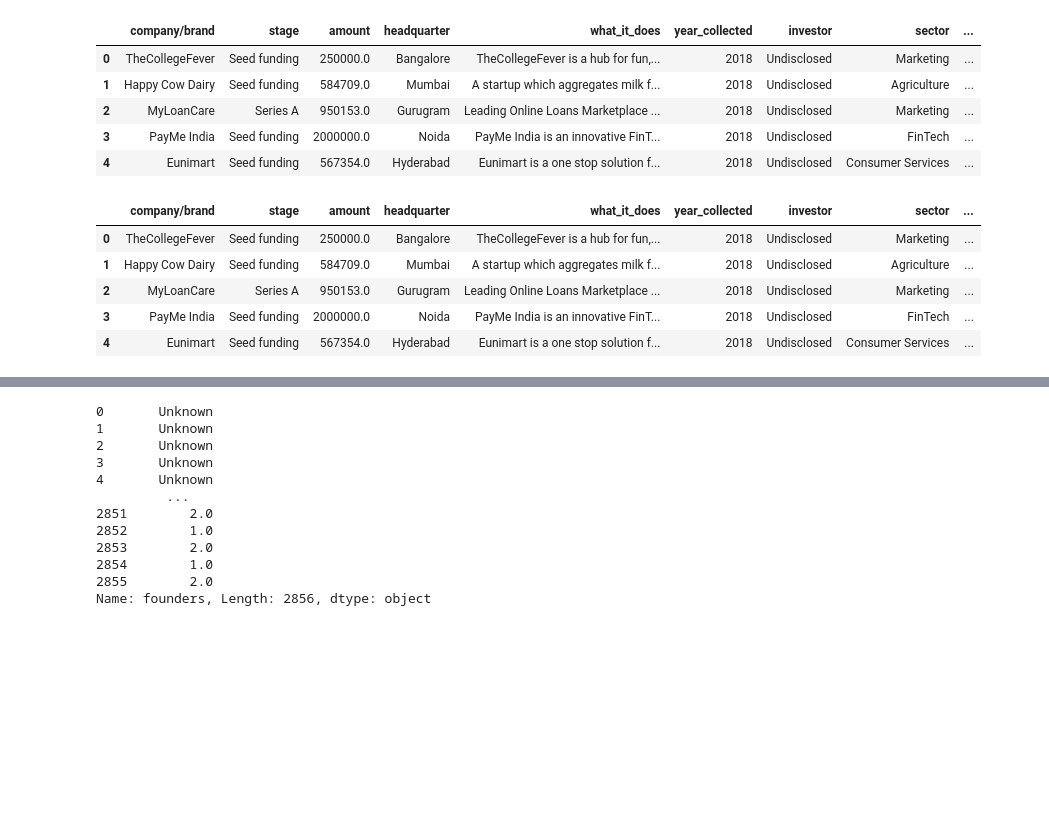
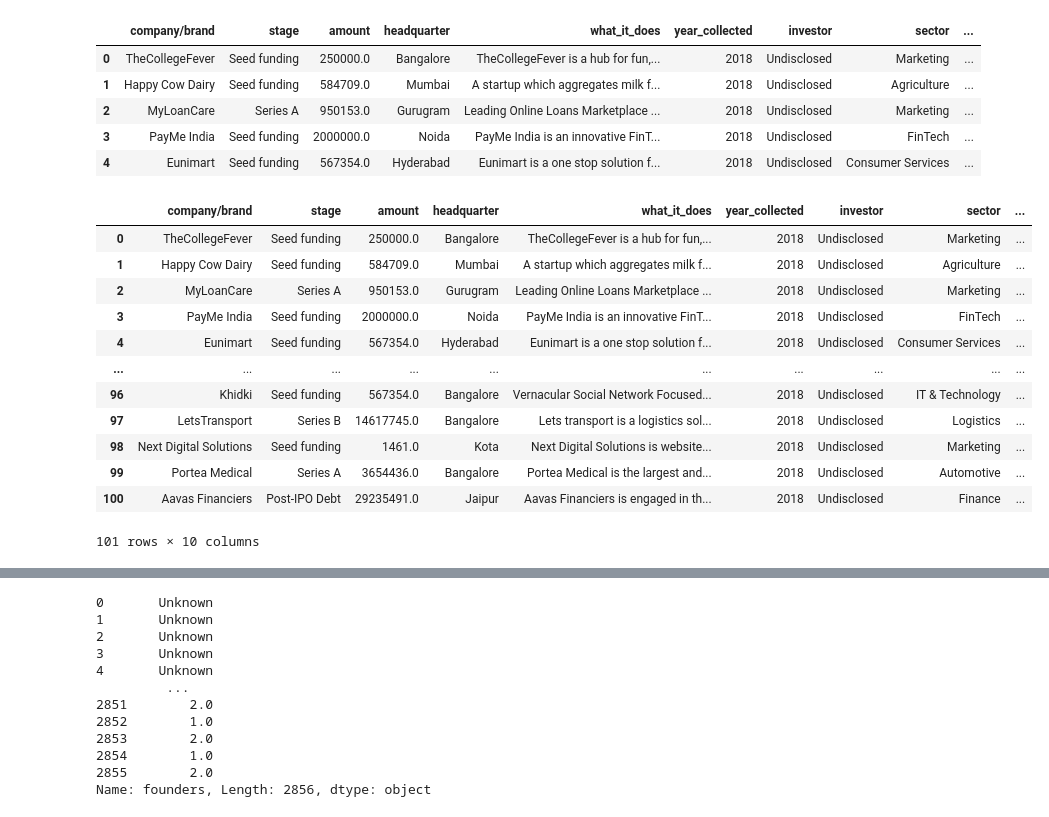
Before and after one commit to Zorbes/Indian-Startups-Analysis, a Jupyter notebook: Notebooks/main.ipynb, the cells around one changed output, grey strips where cells are left out. Drawn from its saved outputs; the diff is of its cells as text; code cells hidden in the pictures; blank space fills up the shorter version.

```diff
--- a/Notebooks/main.ipynb
+++ b/Notebooks/main.ipynb
@@ -2445,11 +2457,18 @@ df.head ()
 # %%
 # Replace NaN values with a placeholder
 df['founders'] = df['founders'].fillna('Unknown')
-df.head()
+df.head(101)
 # %% [output]
 |  | company/brand | stage | amount | headquarter | what_it_does | year_collected | investor | sector | ... |
 | 0 | TheCollegeFever | Seed funding | 250000.0 | Bangalore | TheCollegeFever is a hub for fun,... | 2018 | Undisclosed | Marketing | ... |
 | 1 | Happy Cow Dairy | Seed funding | 584709.0 | Mumbai | A startup which aggregates milk f... | 2018 | Undisclosed | Agriculture | ... |
 | 2 | MyLoanCare | Series A | 950153.0 | Gurugram | Leading Online Loans Marketplace ... | 2018 | Undisclosed | Marketing | ... |
 | 3 | PayMe India | Seed funding | 2000000.0 | Noida | PayMe India is an innovative FinT... | 2018 | Undisclosed | FinTech | ... |
 | 4 | Eunimart | Seed funding | 567354.0 | Hyderabad | Eunimart is a one stop solution f... | 2018 | Undisclosed | Consumer Services | ... |
+| ... | ... | ... | ... | ... | ... | ... | ... | ... | ... |
+| 96 | Khidki | Seed funding | 567354.0 | Bangalore | Vernacular Social Network Focused... | 2018 | Undisclosed | IT & Technology | ... |
+| 97 | LetsTransport | Series B | 14617745.0 | Bangalore | Lets transport is a logistics sol... | 2018 | Undisclosed | Logistics | ... |
+| 98 | Next Digital Solutions | Seed funding | 1461.0 | Kota | Next Digital Solutions is website... | 2018 | Undisclosed | Marketing | ... |
+| 99 | Portea Medical | Series A | 3654436.0 | Bangalore | Portea Medical is the largest and... | 2018 | Undisclosed | Automotive | ... |
+| 100 | Aavas Financiers | Post-IPO Debt | 29235491.0 | Jaipur | Aavas Financiers is engaged in th... | 2018 | Undisclosed | Finance | ... |
+101 rows × 10 columns
```
Also changed, not shown: parts of 24 cells of this notebook, 1 other file.
